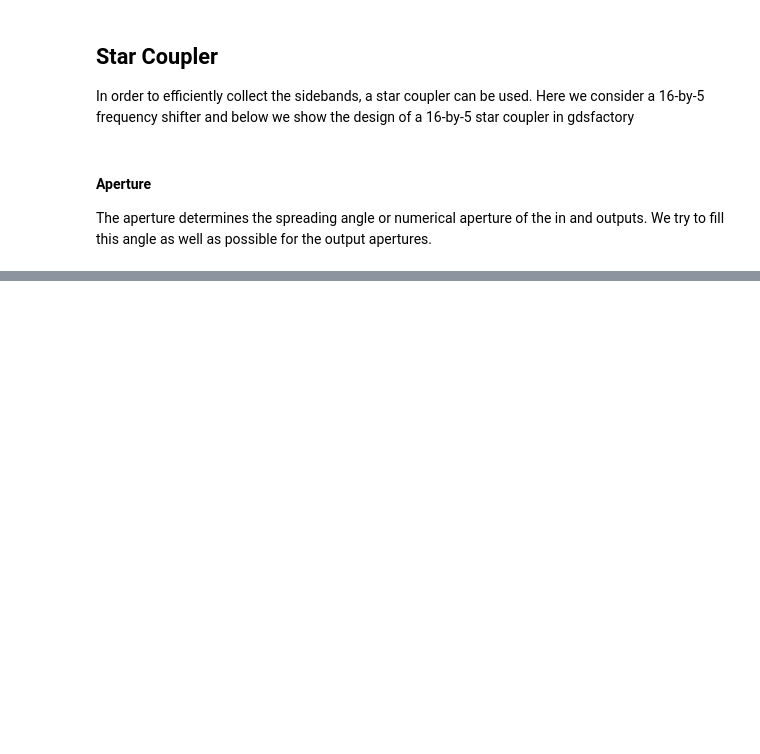
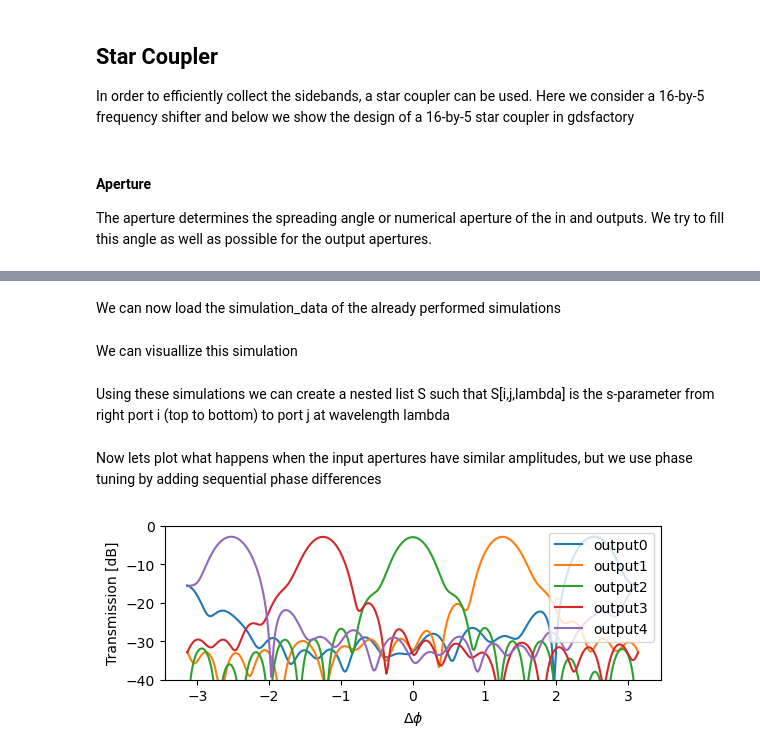
Before and after one commit to edieussa/multibeam_fshifter, a Jupyter notebook: multibeam_fshifter.ipynb, the cells around one changed output, grey strips where cells are left out. Saved outputs shown, nothing was run; the diff lists cells and outputs as text; code cells hidden in the pictures; blank space fills up the shorter version.

```diff
--- a/multibeam_fshifter.ipynb
+++ b/multibeam_fshifter.ipynb
@@ -327,0 +328,2 @@ get_sparam(port_out="o1",sim_data = sim_data, sim = sim)
+# %% [markdown]
+We can now load the simulation_data of the already performed simulations
@@ -327,0 +357,2 @@ get_sparam(port_out="o1",sim_data = sim_data, sim = sim)
+# %% [markdown]
+We can visuallize this simulation
@@ -327,0 +369,62 @@ get_sparam(port_out="o1",sim_data = sim_data, sim = sim)
+# %% [markdown]
+Using these simulations we can create a nested list S such that S[i,j,lambda] is the s-parameter from right port i (top to bottom) to port j at wavelength lambda
+# %%
+
+dict_simulations = [dict_sim_1, dict_sim_2, dict_sim_3, dict_sim_4, dict_sim_5]
+ports_out = ['o1','o2', 'o3', 'o4','o5','o6', 'o7', 'o8','o9','o10', 'o11', 'o12','o13','o14', 'o15', 'o16', 'o17','o18', 'o19', 'o20','o21']
+wavelengths =  get_wavelengths('o1', dict_sim_1['sim_data'])
+
+num_simulations = len(dict_simulations)
+num_ports = len(ports_out)
+num_wavelengths = len(wavelengths)
+
+S = np.zeros((num_simulations, num_ports, num_wavelengths),dtype=np.complex128)
+
+for idx_sim, dict_sim in enumerate(dict_simulations):
+    source_port_name = dict_sim['source_port_name']
+    sim_data = dict_sim['sim_data']
+    for idx, port_out in enumerate(ports_out):
+        S[idx_sim,idx,:] = get_sparam(port_out, component=component, sim_data = sim_data, mode_index=1)
+# %% [markdown]
+Now lets plot what happens when the input apertures have similar amplitudes, but we use phase tuning by adding sequential phase differences
+# %%
+# create function for plotting performance
+input_port_index_array = range(0,16)
+wavelength_index = 4
+_d_phis = np.linspace(-np.pi, np.pi, 361)
+def calc_transmission_with_phase_delay(input_port_index_array, output_index, amplitudes, fixed_delays, S, wavelength_index):
+    outs = []
+    for i in input_port_index_array:
+        me = S[output_index,i,wavelength_index]
+        phase_delay = i * _d_phis + fixed_delays[i-1]
+        outs.append(me * amplitudes[i-1] * np.exp(1j * phase_delay))
+    return np.array(sum(outs))
+
+amplitudes=np.ones(16)
+amplitudes /= np.sqrt(np.sum(np.square(amplitudes))) # normalization
+
+d_phis = np.linspace(-np.pi, np.pi, 361)
+fixed_delays=np.zeros(16)
+fig1, ax1 = plt.subplots(figsize = (6.4,2.0))
+#plt.matplotlib.rc('text', usetex = True)
+#plt.matplotlib.rc('grid', linestyle = 'dotted')
+ax1.set_ylim([-40,0])
+for i in range(5):
+    out_amp=calc_transmission_with_phase_delay(input_port_index_array=input_port_index_array, output_index=i, amplitudes = amplitudes, fixed_delays = fixed_delays, S = S, wavelength_index=wavelength_index)
+    ax1.plot(d_phis,10*np.log10(np.abs(out_amp)**2), label="output{}".format(i))
+ax1.legend(loc='upper right')
+ax1.set_ylabel('Transmission [dB]')
+ax1.set_xlabel("$\Delta \phi$")
+plt.show()
+
+
+#for port in range(1,1):
+#    out_amp=calc_transmission_with_phase_delay(port, amplitudes, fixed_delays, S)
+#    ax1.plot(d_phis,10*np.log10(np.abs(out_amp)**2), label="output{}".format(port))
+#    print('Max Power to output {} : {} dB'.format(port,10*np.log10(max(np.abs(out_amp))**2)))
+#ax1.legend(loc='upper right')
+#ax1.set_ylabel('Transmission [dB]')
+#ax1.set_xlabel("$\Delta \phi$")
+#plt.show()
+# %% [output]
+[figure, added]
```
Also changed, not shown: parts of 25 cells of this notebook, 1 other file.
